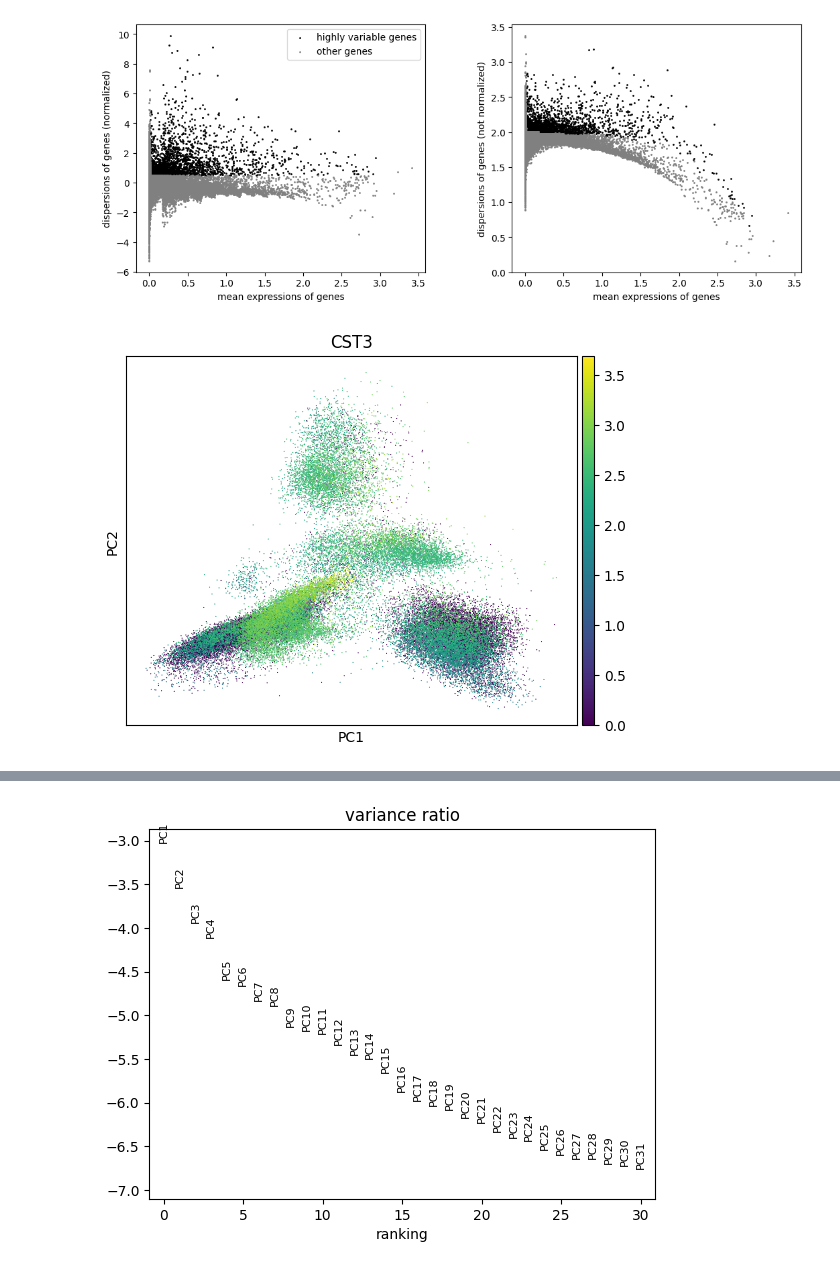
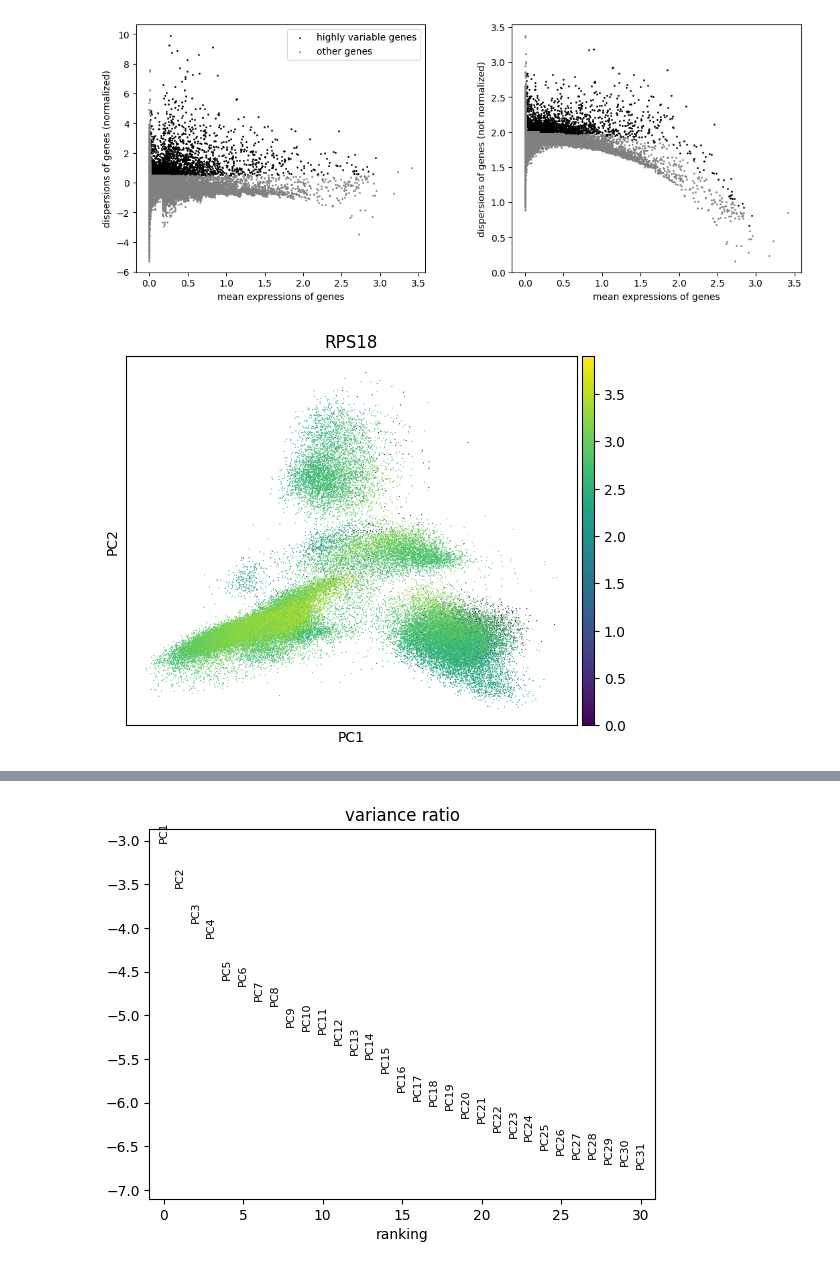
Before and after one commit to archana-b24/sc-spatial-analysis, a Jupyter notebook: initialAnalysis.ipynb, the cells around one changed output, grey strips where cells are left out. Cells and saved outputs as stored; diff of their text form; code cells hidden in the pictures.

```diff
--- a/initialAnalysis.ipynb
+++ b/initialAnalysis.ipynb
@@ -5,5 +10,5 @@ import pandas as pd
 # %%
-adata = sc.read_h5ad('droplet_normal_lung_blood_scanpy.20200205.RC4.h5ad')
+normalCells = sc.read_h5ad('hlca/normalCells.h5ad')
 # %%
 adata
 # %% [output]
@@ -56,6 +59,6 @@ sc.pp.scale(adata, max_value=10)
 # %%
 sc.tl.pca(adata, svd_solver='arpack')
 # %%
-sc.pl.pca(adata, color='CST3')
+sc.pl.pca(adata, color="RPS18")
 # %% [output]
-[figure, old version]
+[figure, new version]
```
Also changed, not shown: parts of 12 cells of this notebook, 6 other files.
